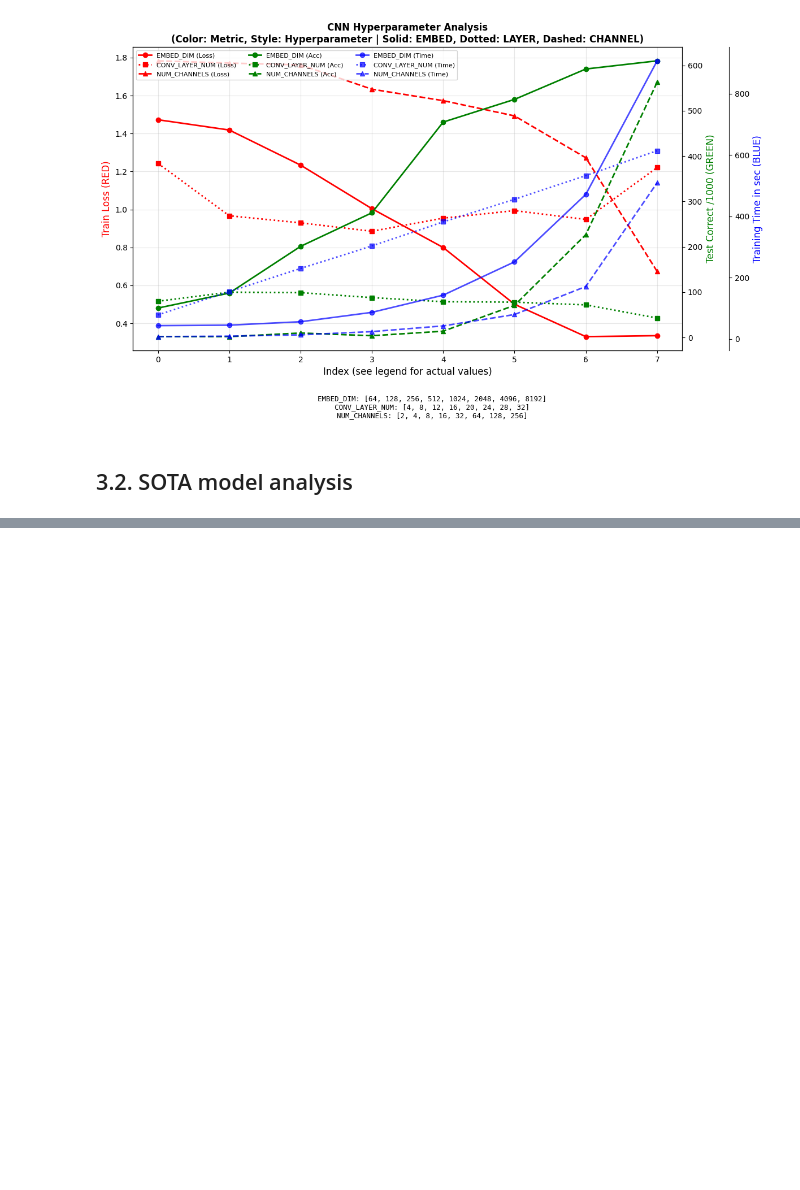
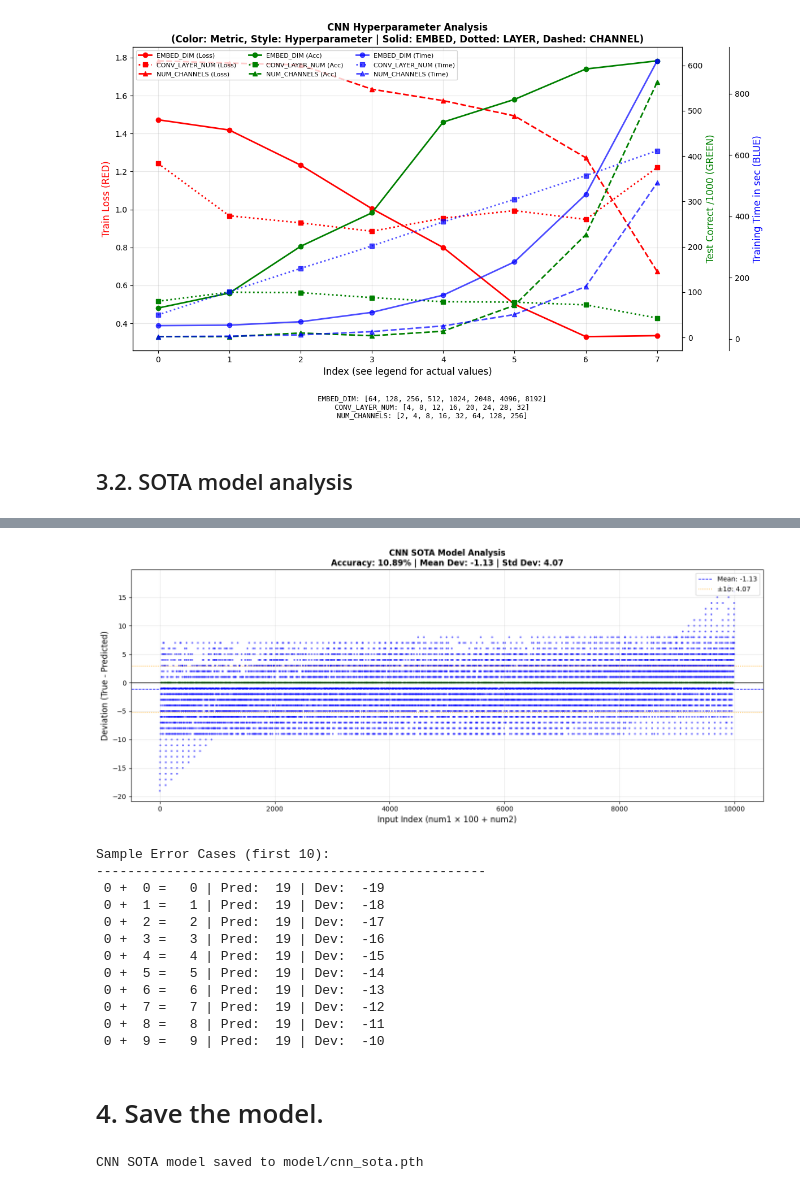
Before and after one commit to alemem64/yonsei_deeplearning_hw2, a Jupyter notebook: hw2_cnn.ipynb, the cells around one changed output, grey strips where cells are left out. Cells and saved outputs as stored; diff of their text form; code cells hidden in the pictures; blank space fills up the shorter version.

```diff
--- a/hw2_cnn.ipynb
+++ b/hw2_cnn.ipynb
@@ -545,0 +603,61 @@ for num11 in range(10):
+# %%
+import matplotlib.pyplot as plt
+
+# ============================================================
+# Plotting
+# ============================================================
+fig, ax = plt.subplots(figsize=(14, 6))
+
+# Scatter plot: x = num1*100 + num2 (0~9999), y = deviation
+colors = ['green' if d == 0 else 'blue' for d in y_values]
+ax.scatter(x_values, y_values, c=colors, alpha=0.5, s=3)
+
+ax.axhline(y=0, color='black', linestyle='-', linewidth=1)
+ax.axhline(y=dev_mean, color='blue', linestyle='--', linewidth=1, label=f'Mean: {dev_mean:.2f}')
+ax.axhline(y=dev_mean + dev_std, color='orange', linestyle=':', linewidth=1, label=f'±1σ: {dev_std:.2f}')
+ax.axhline(y=dev_mean - dev_std, color='orange', linestyle=':', linewidth=1)
+
+ax.set_xlabel('Input Index (num1 × 100 + num2)', fontsize=12)
+ax.set_ylabel('Deviation (True - Predicted)', fontsize=12)
+ax.set_title(f'CNN SOTA Model Analysis\nAccuracy: {precision*100:.2f}% | Mean Dev: {dev_mean:.2f} | Std Dev: {dev_std:.2f}',
+             fontsize=12, fontweight='bold')
+ax.legend(loc='upper right')
+ax.grid(True, alpha=0.3)
+
+plt.tight_layout()
+plt.show()
+
+# Show some error examples
+print("\nSample Error Cases (first 10):")
+print("-" * 50)
+error_indices = np.where(y_values != 0)[0][:10]
+for idx in error_indices:
+    num1 = x_values[idx] // 100
+    num2 = x_values[idx] % 100
+    print(f"{num1:2d} + {num2:2d} = {true_labels[idx]:3d} | Pred: {pred_labels[idx]:3d} | Dev: {y_values[idx]:+4d}")
+# %% [output]
+[figure, added]
+Sample Error Cases (first 10):
+--------------------------------------------------
+ 0 +  0 =   0 | Pred:  19 | Dev:  -19
+ 0 +  1 =   1 | Pred:  19 | Dev:  -18
+ 0 +  2 =   2 | Pred:  19 | Dev:  -17
+ 0 +  3 =   3 | Pred:  19 | Dev:  -16
+ 0 +  4 =   4 | Pred:  19 | Dev:  -15
+ 0 +  5 =   5 | Pred:  19 | Dev:  -14
+ 0 +  6 =   6 | Pred:  19 | Dev:  -13
+ 0 +  7 =   7 | Pred:  19 | Dev:  -12
+ 0 +  8 =   8 | Pred:  19 | Dev:  -11
+ 0 +  9 =   9 | Pred:  19 | Dev:  -10
+# %% [markdown]
+# 4. Save the model.
+# %%
+# Save CNN SOTA model (CNN 노트북에서 실행)
+import os
+
+os.makedirs('model', exist_ok=True)
+
+torch.save(model.state_dict(), 'model/cnn_sota.pth')
+print("CNN SOTA model saved to model/cnn_sota.pth")
+# %% [output]
+CNN SOTA model saved to model/cnn_sota.pth
```
Also changed, not shown: parts of 2 cells of this notebook, 10 other files.
